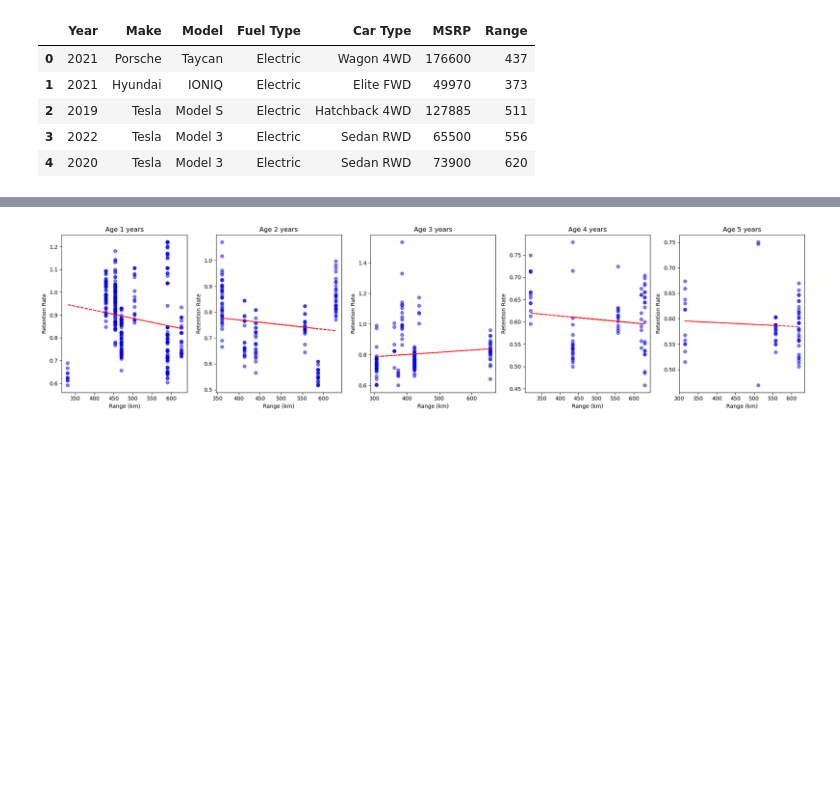
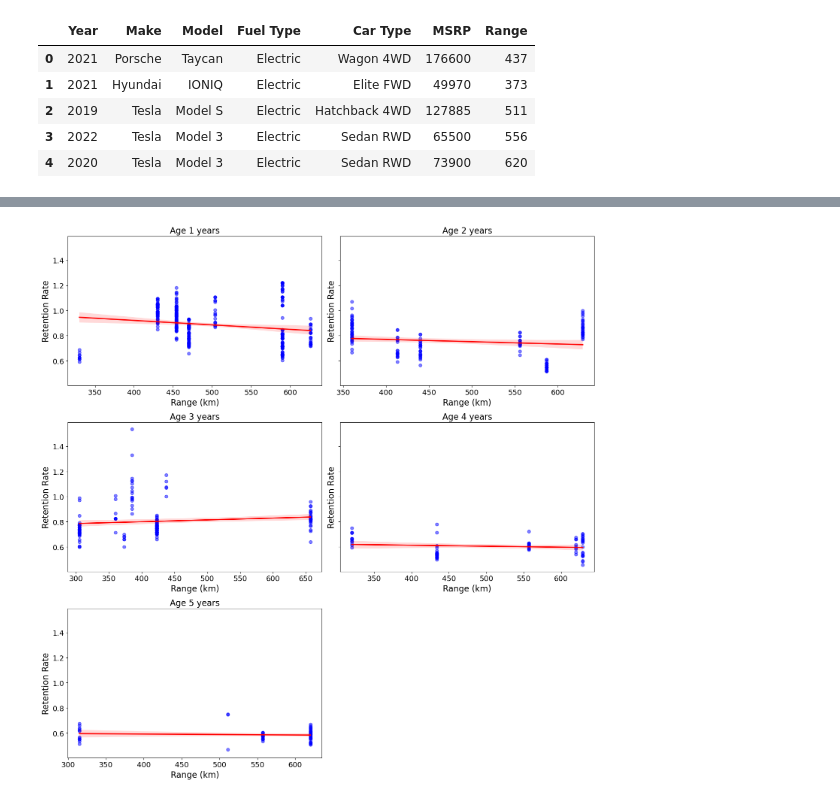
Before and after one commit to GunnerGitHub/Web-Scraping-for-Car-Data, a Jupyter notebook: Data Analysis/Depreciation Analysis/Drive.com Specific/MSRP Depreciation/Electric Ranges/RangeAnalysis.ipynb, the cells around one changed output, grey strips where cells are left out. Drawn from its saved outputs; the diff is of its cells as text; code cells hidden in the pictures; blank space fills up the shorter version.

```diff
--- a/Data Analysis/Depreciation Analysis/Drive.com Specific/MSRP Depreciation/Electric Ranges/RangeAnalysis.ipynb
+++ b/Data Analysis/Depreciation Analysis/Drive.com Specific/MSRP Depreciation/Electric Ranges/RangeAnalysis.ipynb
@@ -101,43 +101,51 @@ merged_data.head()
 | 3 | 2021 | Tesla | Model 3 | 44950 | 66471 | VIC | *Excl. Govt. Charges | Electric | Sedan RWD | 1711776615 | ... |
 | 4 | 2021 | Tesla | Model 3 | 43490 | 50985 | VIC | *Excl. Govt. Charges | Electric | Sedan RWD | 1711777483 | ... |
 # %%
-# Plot retention vs age
+import pandas as pd
+import matplotlib.pyplot as plt
+import seaborn as sns
+import statsmodels.api as sm
 
-# Filter data for the specified ages
-ages = merged_data['Age'].unique()  # Assuming 'Age' is the column you're interested in
-ages = sorted(ages)  # Sort ages if necessary
+# Assuming 'merged_data' is your DataFrame
+ages = sorted(merged_data['Age'].unique())
 
-# Begin plotting
-fig, axs = plt.subplots(1, len(ages), figsize=(20, 5))  # 1 row, n columns for subplots
+# Set up the figure for subplots with 3 rows and 2 columns
+fig, axs = plt.subplots(3, 2, figsize=(15, 15), sharey=True)
 
-# Function to plot scatter and trendline
-def plot_scatter_with_trendline(ax, x, y, label, color):
-    ax.scatter(x, y, alpha=0.5, label=f'{label} Data Points', color=color)
+# Flatten the 2D array of axes for easier indexing
+axs = axs.flatten()
 
-    # Calculate the linear regression
-    slope, intercept, r_value, p_value, std_err = linregress(x, y)
-    r_squared = r_value**2
-
-    # Plot the linear regression line
-    ax.plot(x, intercept + slope * x, color='red', linestyle='--', label=f'{label} Trendline')
-
-    ax.set_title(f'Age {label} years')
-    ax.set_xlabel('Range (km)')
-    ax.set_ylabel('Retention Rate')
-
-    # Print out the statistics
-    print(f"Age {label} Linear Regression:")
-    print(f"  Gradient: {slope:.4f}")
-    print(f"  Intercept: {intercept:.4f}")
-    print(f"  R^2: {r_squared:.4f}")
-    print(f"  P-value: {p_value:.4e}\n")
-
-# Plot each age group in different subplots
+# Loop through each age and create a plot
 for index, age in enumerate(ages):
+    ax = axs[index]
     subset = merged_data[merged_data['Age'] == age]
 
-    # Plot scatter with trendline
-    plot_scatter_with_trendline(axs[index], subset['Range'], subset['Retention Rate'], age, 'blue')
+    # Use Seaborn to plot the scatter and fit line without a legend
+    sns.regplot(x='Range', y='Retention Rate', data=subset, ax=ax,
+                scatter_kws={'alpha': 0.5, 'color': 'blue'}, line_kws={'color': 'red'}, label=None)
+
+    # Using statsmodels for a more detailed statistical analysis
+    X = sm.add_constant(subset['Range'])  # adding a constant for the intercept
+    model = sm.OLS(subset['Retention Rate'], X).fit()
+
+    # Print out the statistics to console
+    print(f"Age {age} Linear Regression:")
+    print(f"  Gradient: {model.params[1]:.4f} (±{model.bse[1]:.4f})")
+    print(f"  Intercept: {model.params[0]:.4f} (±{model.bse[0]:.4f})")
+    print(f"  R^2: {model.rsquared:.4f}")
+    print(f"  P-value: {model.f_pvalue:.4e}\n")
+
+    # Set plot labels and titles
+    ax.set_title(f'Age {age} years', fontsize=16)
+    ax.set_xlabel('Range (km)', fontsize=16)
+    ax.set_ylabel('Retention Rate', fontsize=16)
+
+    # Increase font size of axis numbers (tick labels)
+    ax.tick_params(axis='both', which='major', labelsize=14)
+
+# Remove any unused subplots (if less than 6 ages)
+for i in range(len(ages), len(axs)):
+    fig.delaxes(axs[i])
 
 plt.tight_layout()
 plt.show()
@@ -160,5 +168,5 @@ Age 2 Linear Regression:
   R^2: 0.0065
   P-value: 5.2164e-01
-[figure, old version]
+[figure, new version]
 # %%
 # Use this to show no real correlation
```
Also changed, not shown: parts of 1 cell of this notebook.
